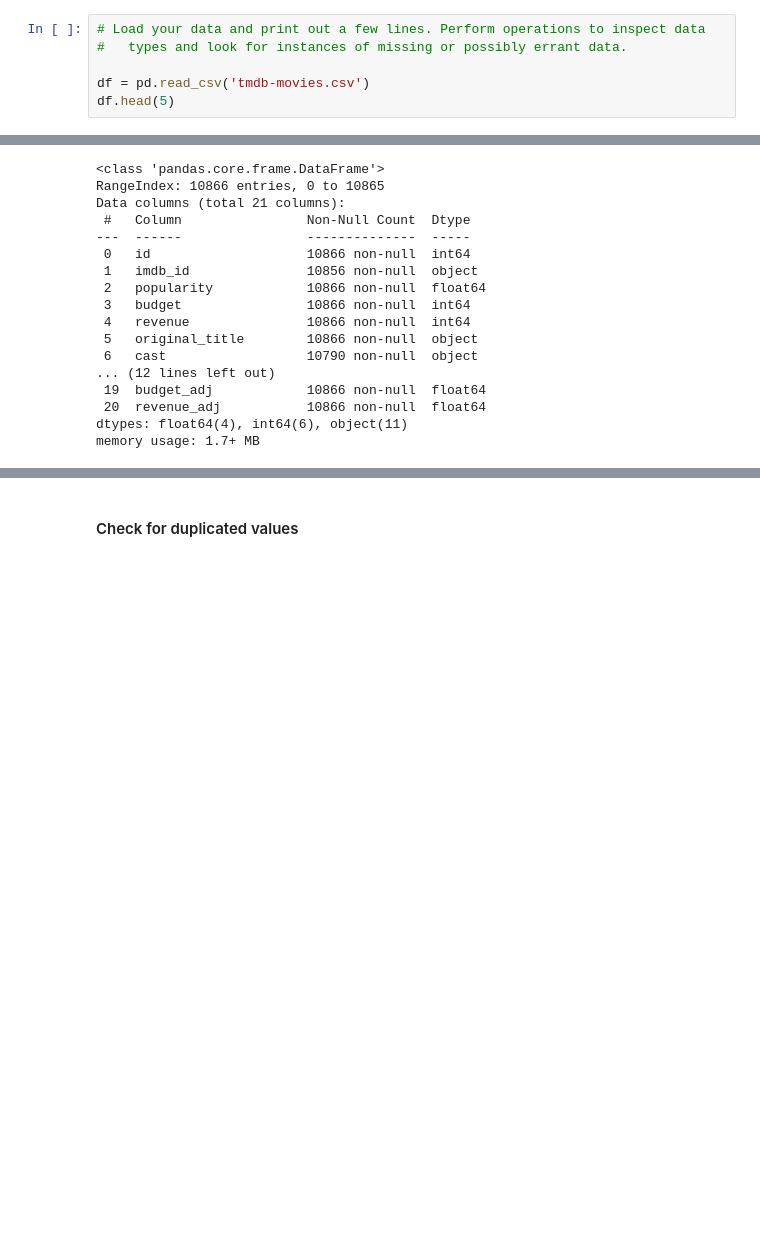
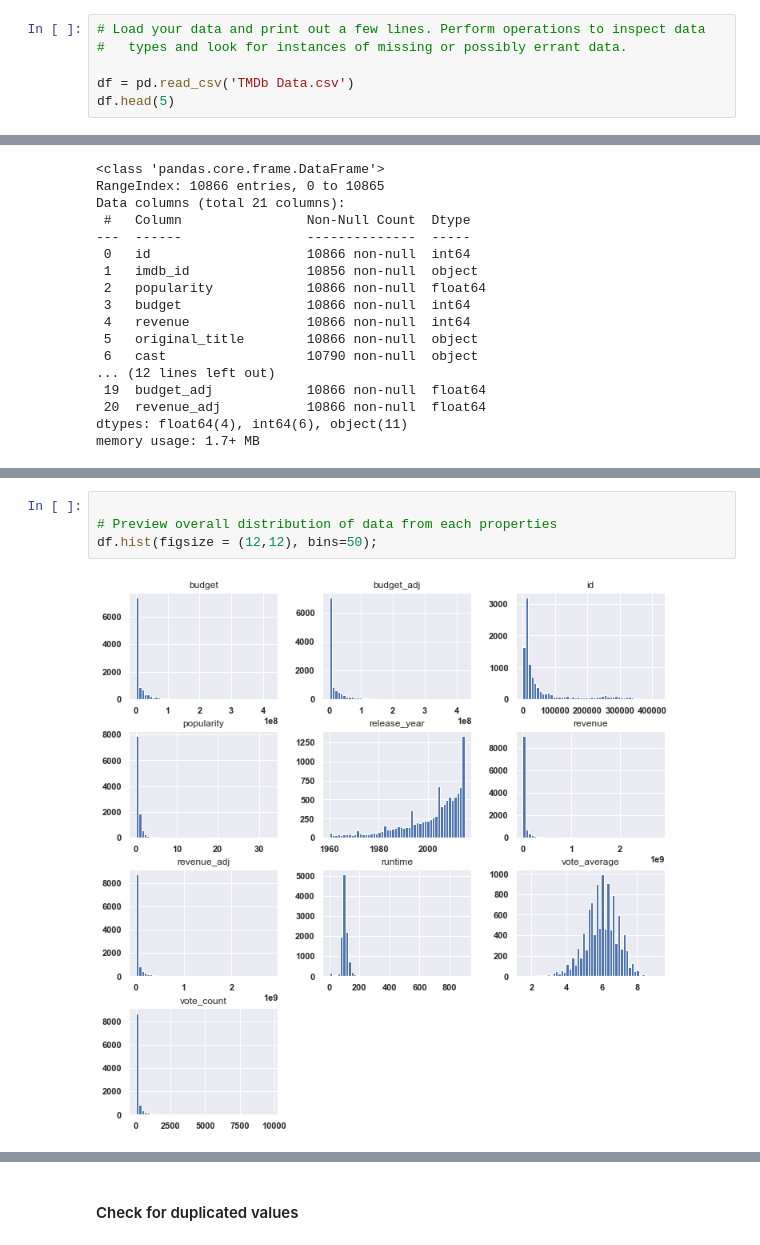
Before and after one commit to connectaditya/Data-Analyst-Nanodegree, a Jupyter notebook: Investigate_a_Dataset/Investigate_a_Dataset.ipynb, the cells around one changed output, grey strips where cells are left out. Cells and saved outputs as stored; diff of their text form; blank space fills up the shorter version.

```diff
--- a/Investigate_a_Dataset/Investigate_a_Dataset.ipynb
+++ b/Investigate_a_Dataset/Investigate_a_Dataset.ipynb
@@ -50,7 +63,7 @@ sns.set_style('darkgrid')
 # Load your data and print out a few lines. Perform operations to inspect data
 #   types and look for instances of missing or possibly errant data.
 
-df = pd.read_csv('tmdb-movies.csv')
+df = pd.read_csv('TMDb Data.csv')
 df.head(5)
 # %% [output]
 |  | id | imdb_id | popularity | budget | revenue | original_title | cast | homepage | director | tagline | ... |
@@ -88,0 +116,6 @@ memory usage: 1.7+ MB
+# %%
+
+# Preview overall distribution of data from each properties
+df.hist(figsize = (12,12), bins=50);
+# %% [output]
+[figure, added]
```
Also changed, not shown: parts of 81 cells of this notebook, 1 other file.
